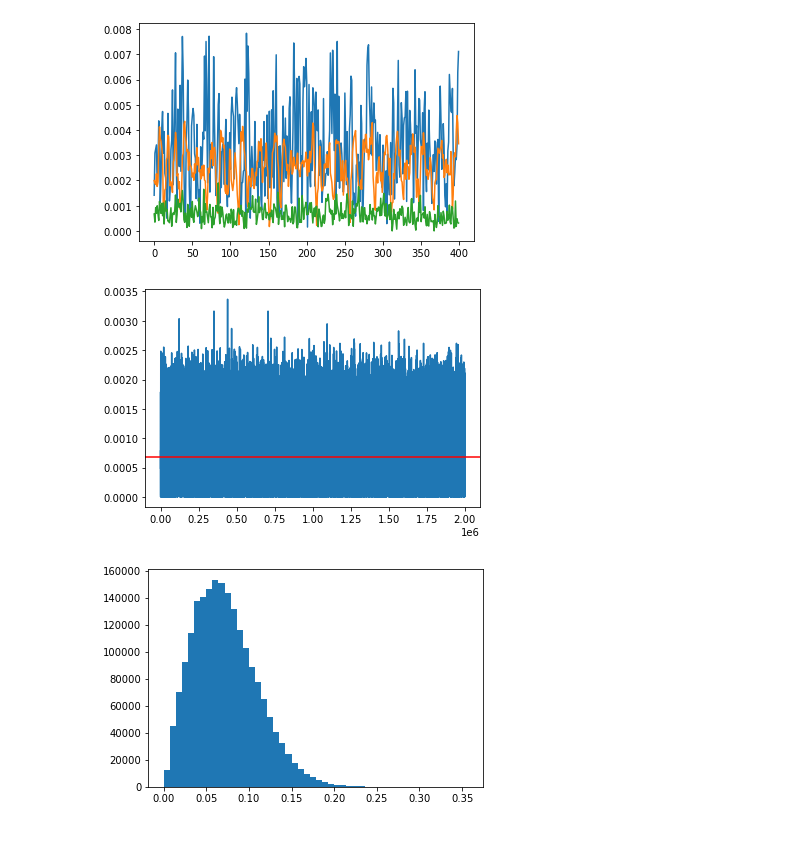
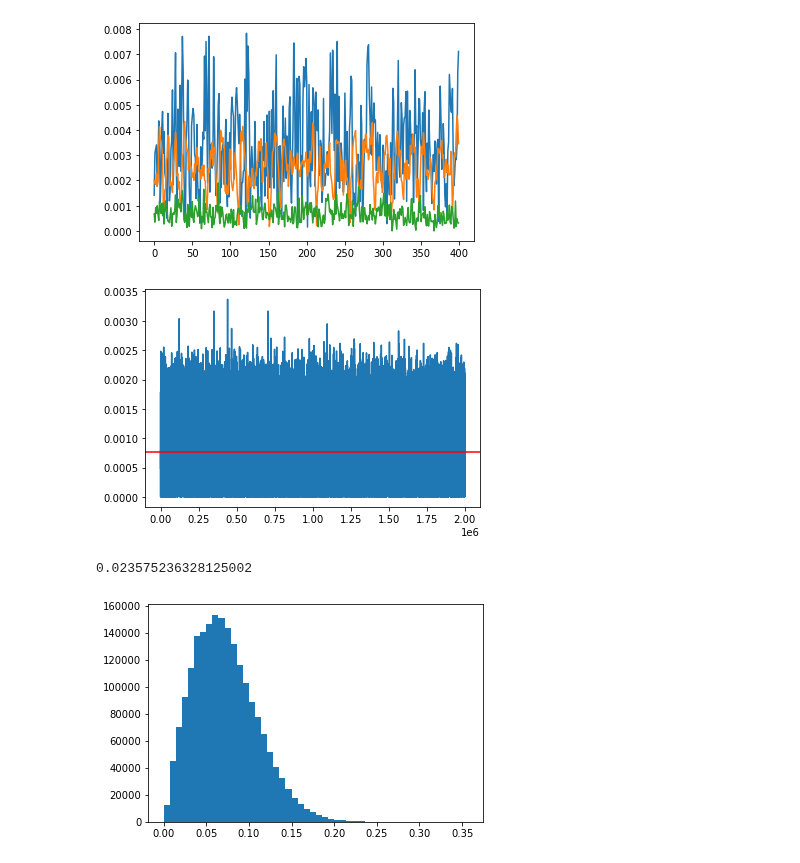
Before and after one commit to axelzedigh/MasterThesisResults, a Jupyter notebook: notebooks/Noise_visualization.ipynb, the cells around one changed output. Drawn from its saved outputs; the diff is of its cells as text; code cells hidden in the pictures.

```diff
--- a/notebooks/Noise_visualization.ipynb
+++ b/notebooks/Noise_visualization.ipynb
@@ -49,15 +51,17 @@ plt.show()
 # %%
 %matplotlib inline
 traces_fixed = noise_traces_npy.copy()
 traces_fixed[index_1] = traces_fixed[index_1 -20]
 traces_fixed[index_2] = traces_fixed[index_2 -20]
 noise_traces_flattened_fixed = traces_fixed.flatten()
 #noise_traces_flattened_fixed[index_1] = noise_traces_flattened_fixed[index_1-30]
 plt.plot(noise_traces_flattened_fixed)
-plt.axhline(noise_traces_flattened_fixed.mean(), color="r")
+plt.axhline(root_mean_square(noise_traces_flattened_fixed), color="r")
 plt.show()
+print(root_mean_square(noise_traces_flattened_fixed*200)**2)
 # %% [output]
-[figure, old version]
+[figure, new version]
+0.023575236328125002
 # %%
 %matplotlib inline
 plt.hist(noise_traces_flattened_fixed*106, bins=50)
```
Also changed, not shown: parts of 2 cells of this notebook, 1 other file.
